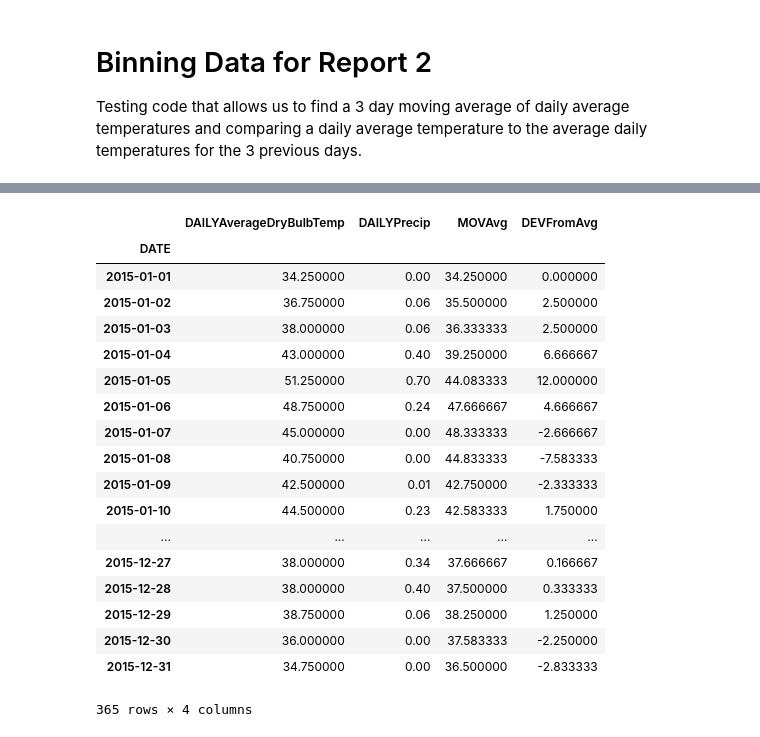
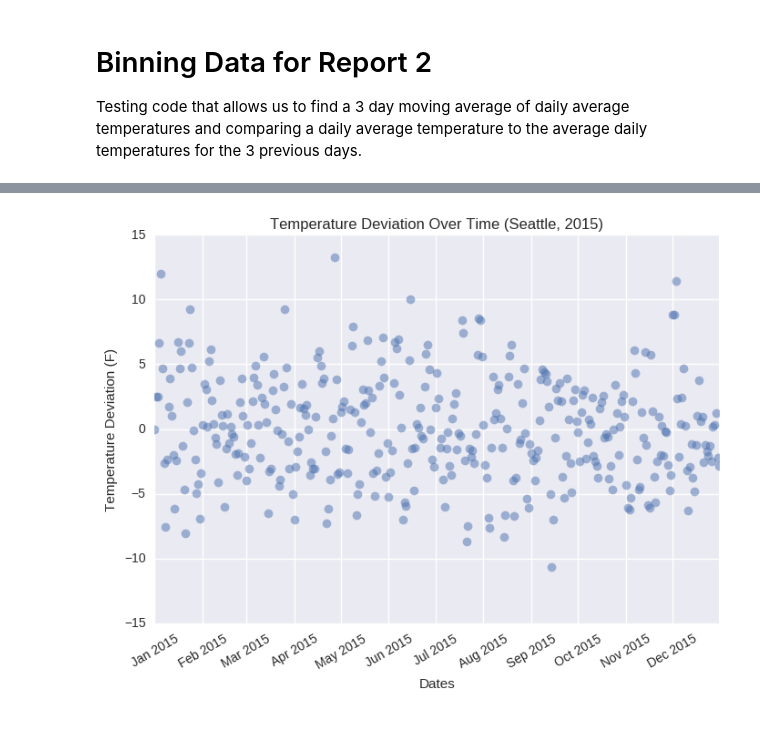
Before and after one commit to williamalu/data_science_weather, a Jupyter notebook: report2_bin_data.ipynb, the cells around one changed output, grey strips where cells are left out. Drawn from its saved outputs; the diff is of its cells as text; code cells hidden in the pictures.

Commit message:
made lots of graphs and performed linear regression on data

```diff
--- a/report2_bin_data.ipynb
+++ b/report2_bin_data.ipynb
@@ -74,13 +59,14 @@ seatac_2015.dropna(subset=['DAILYAverageDryBulbTemp'], inplace=True)
 # Replace NaN for precipitation with 0
 seatac_2015['DAILYPrecip'].fillna(0, inplace=True)
 
-# Replace trace amounts of precipitation ('T') with 0.00001
-seatac_2015['DAILYPrecip'].replace('T', 0.00001, inplace=True)
+# Replace trace amounts of precipitation ('T') with 0
+seatac_2015['DAILYPrecip'].replace('T', 0, inplace=True)
 
 # Downsamples data to 1 day -- temperatures are averaged and precipitation is added
 seatac_2015 = seatac_2015.resample('1D').agg({'DAILYAverageDryBulbTemp': np.mean, 'DAILYPrecip': np.sum})
 
-# Removes pandas upsampling that inserts NaNs for rows of days that did not previously exist
-seatac_2015.dropna(subset=['DAILYAverageDryBulbTemp'], inplace=True)
+# Fills in upsampled data that is NaN with data from previous day
+seatac_2015.DAILYAverageDryBulbTemp.fillna(method='pad', limit=2,inplace=True)
+seatac_2015.DAILYPrecip.fillna(method='pad', inplace=True)
 
-display(seatac_2015)
+# display(seatac_2015)
@@ -137,24 +83,17 @@ for d in seatac_2015.index:
     else:
         seatac_2015.loc[d, 'DEVFromAvg'] = seatac_2015.loc[d, 'DAILYAverageDryBulbTemp'] - seatac_2015.loc[d-1, 'MOVAvg']
 
-display(seatac_2015)
+# display(seatac_2015)
-# %% [output]
-|  | DAILYAverageDryBulbTemp | DAILYPrecip | MOVAvg | DEVFromAvg |
-| DATE |  |  |  |  |
-| 2015-01-01 | 34.250000 | 0.00 | 34.250000 | 0.000000 |
-| 2015-01-02 | 36.750000 | 0.06 | 35.500000 | 2.500000 |
-| 2015-01-03 | 38.000000 | 0.06 | 36.333333 | 2.500000 |
-| 2015-01-04 | 43.000000 | 0.40 | 39.250000 | 6.666667 |
-| 2015-01-05 | 51.250000 | 0.70 | 44.083333 | 12.000000 |
-| 2015-01-06 | 48.750000 | 0.24 | 47.666667 | 4.666667 |
-| 2015-01-07 | 45.000000 | 0.00 | 48.333333 | -2.666667 |
-| 2015-01-08 | 40.750000 | 0.00 | 44.833333 | -7.583333 |
-| 2015-01-09 | 42.500000 | 0.01 | 42.750000 | -2.333333 |
-| 2015-01-10 | 44.500000 | 0.23 | 42.583333 | 1.750000 |
-| ... | ... | ... | ... | ... |
-| 2015-12-27 | 38.000000 | 0.34 | 37.666667 | 0.166667 |
-| 2015-12-28 | 38.000000 | 0.40 | 37.500000 | 0.333333 |
-| 2015-12-29 | 38.750000 | 0.06 | 38.250000 | 1.250000 |
-| 2015-12-30 | 36.000000 | 0.00 | 37.583333 | -2.250000 |
-| 2015-12-31 | 34.750000 | 0.00 | 36.500000 | -2.833333 |
-365 rows × 4 columns
+# %%
+# Graph scatterplot of temperature deviations over time
+temp_deviation = seatac_2015.copy(deep=True)
+temp_deviation = temp_deviation['DEVFromAvg']
+
+plot_date(seatac_2015.index.astype(datetime), seatac_2015.DEVFromAvg, alpha=0.5)
+plt.xticks(rotation=30)
+plt.xlabel('Dates')
+plt.ylabel('Temperature Deviation (F)')
+plt.title('Temperature Deviation Over Time (Seattle, 2015)')
+plt.show()
+# %% [output]
+[figure, added]
```
Also changed, not shown: parts of 10 cells of this notebook.
